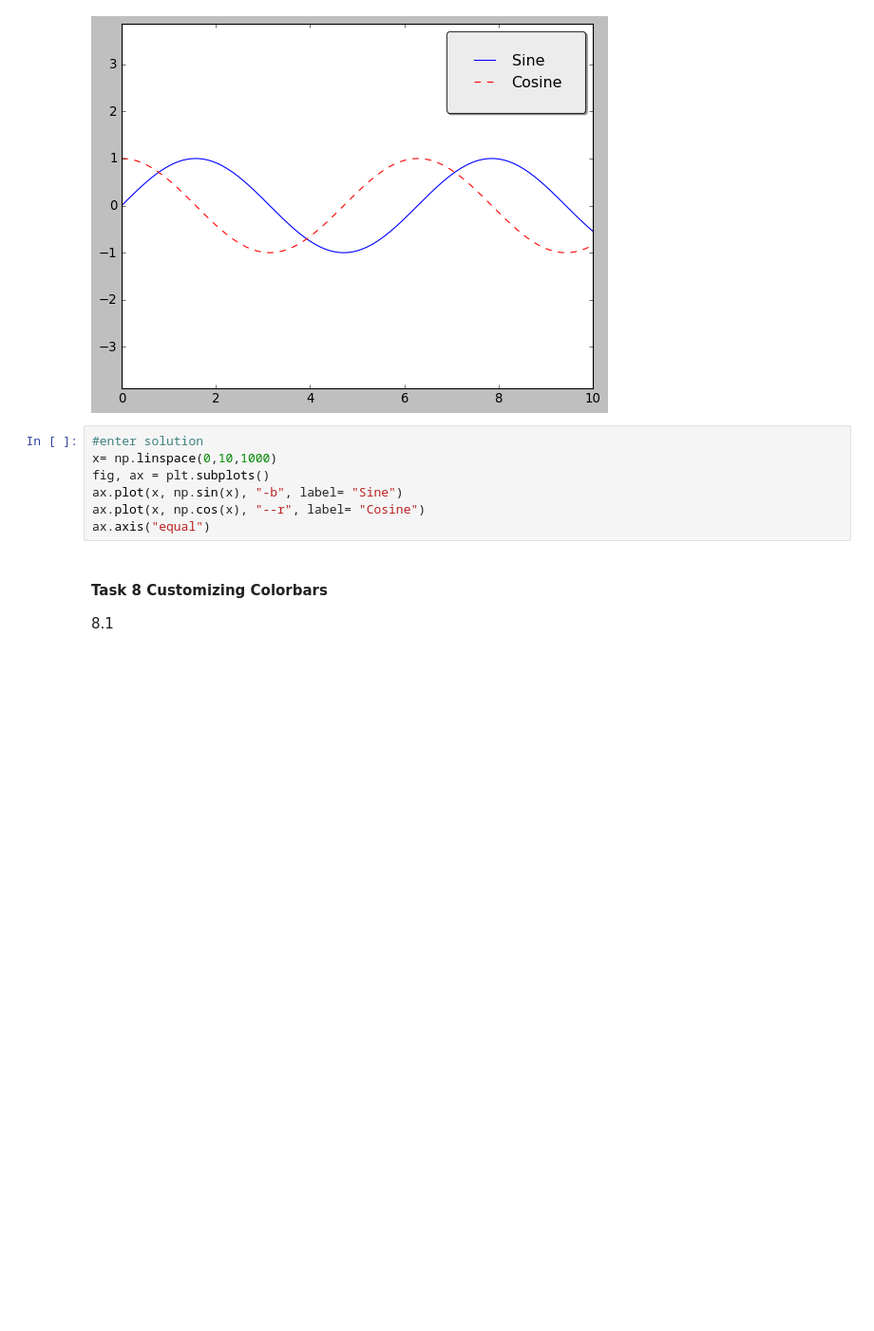
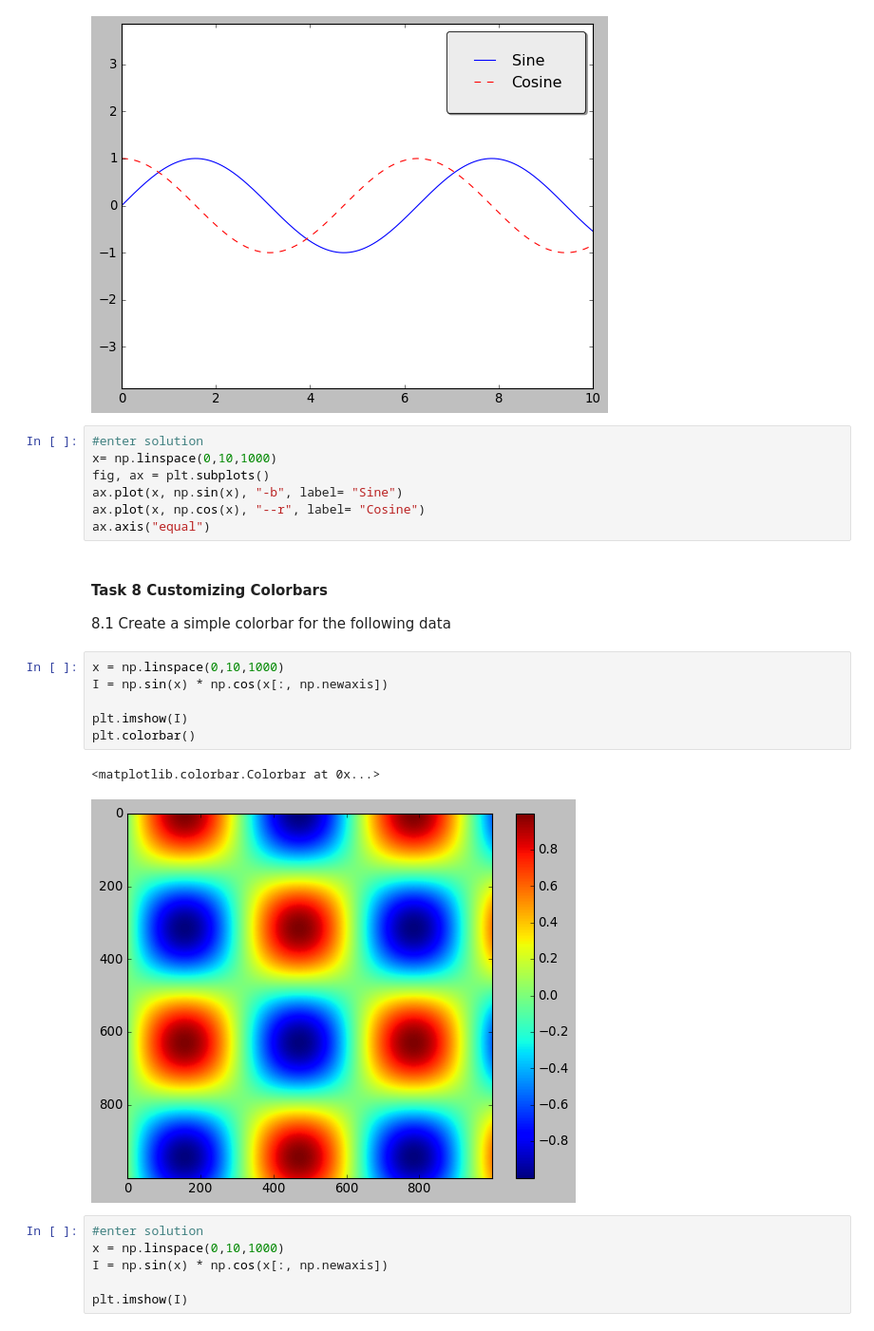
Before and after one commit to LeonvonGrebmer/Data_Science_Training_Books, a Jupyter notebook: Matplotlib_Training_Book_v_006.ipynb, the cells around one changed output. Shown at 95% size. Cells and saved outputs as stored; diff of their text form; blank space fills up the shorter version.

Commit message:
Updated to Matplotlib_Training_Book_v_006
Added Task 8 and Task 9
Finished for the moment.
Until advanced techniques are needed

```diff
--- a/Matplotlib_Training_Book_v_005.ipynb
+++ b/Matplotlib_Training_Book_v_006.ipynb
@@ -589,4 +589,19 @@ ax.axis("equal")
 # %% [markdown]
 #### Task 8 Customizing Colorbars
 
-8.1
+8.1 Create a simple colorbar for the following data
+# %%
+x = np.linspace(0,10,1000)
+I = np.sin(x) * np.cos(x[:, np.newaxis])
+
+plt.imshow(I)
+plt.colorbar()
+# %% [output]
+<matplotlib.colorbar.Colorbar at 0x...>
+[figure, added]
+# %%
+#enter solution
+x = np.linspace(0,10,1000)
+I = np.sin(x) * np.cos(x[:, np.newaxis])
+
+plt.imshow(I)
```
Also changed, not shown: parts of 10 cells of this notebook.
